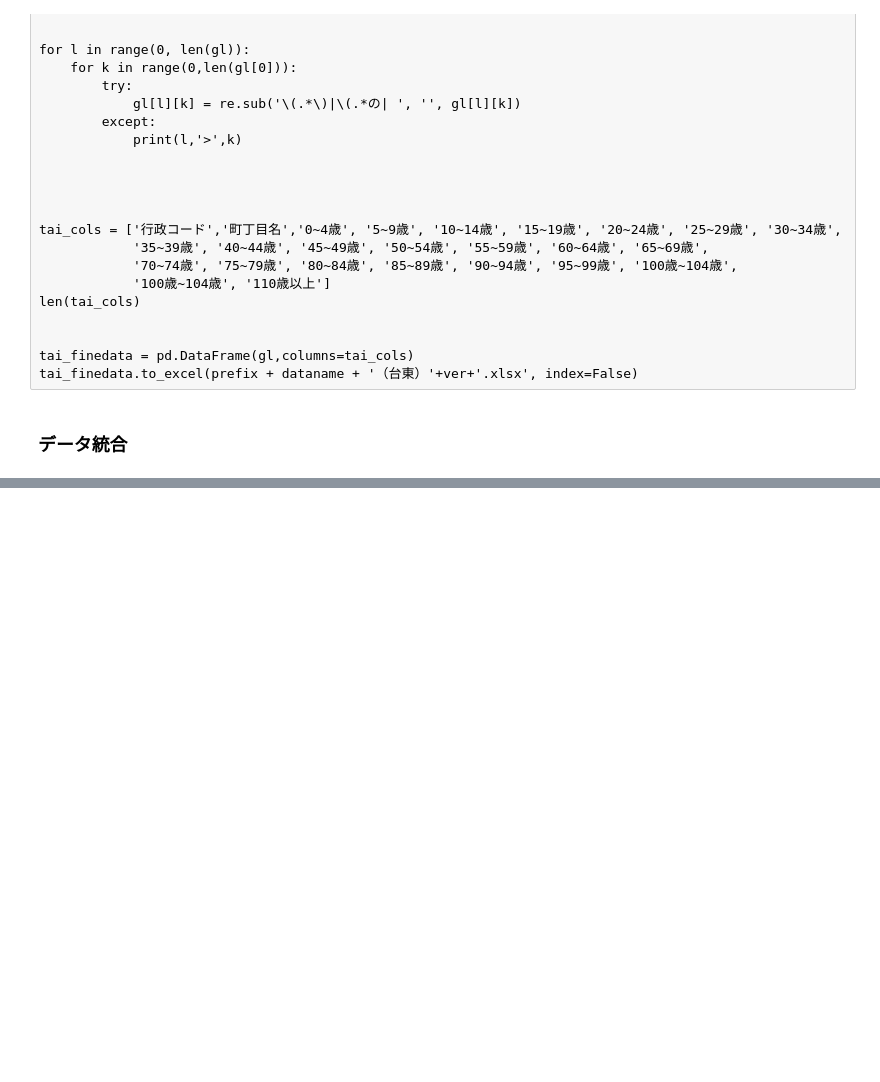
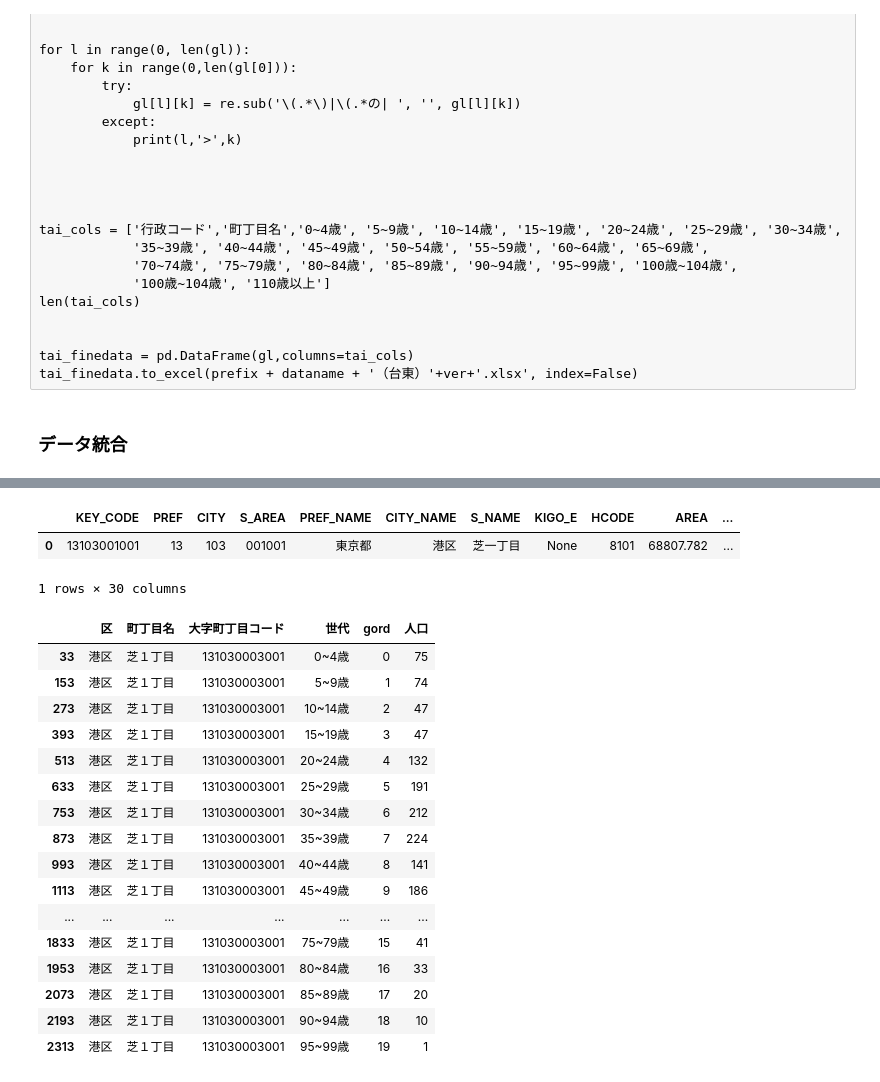
Before and after one commit to MasaoMori/Tokyo_Ward_Assembly_Election, a Jupyter notebook: jupyter/Population_age.ipynb, the cells around one changed output, grey strips where cells are left out. Saved outputs shown, nothing was run; the diff lists cells and outputs as text; code cells hidden in the pictures; blank space fills up the shorter version.

```diff
--- a/jupyter/Population_age.ipynb
+++ b/jupyter/Population_age.ipynb
@@ -369,4 +380,9 @@ len(fiveband)
 # %%
 fd_grp = ['区','町丁目名','大字町丁目コード','世代','gord']
 srt = ['大字町丁目コード','gord']
-ag=pd.DataFrame(finedata.groupby(fd_grp)['人口'].agg(sum)).sort_values(srt)
+
+final = pd.DataFrame(finedata.groupby(fd_grp)['人口'].agg(sum)).sort_values(srt).reset_index()
+
+mina_final = pd.merge(mina_finedata, fiveband_df, on='世代')[fd_grp+['人口']]
+
+final = pd.concat([final, mina_final])
@@ -412,0 +405,2 @@ c_code.sort_values('大字町丁目コード').reset_index(drop=True).loc[3000:3
+# %%
+final = final.astype({'大字町丁目コード':str})
@@ -412,0 +453,27 @@ c_code.sort_values('大字町丁目コード').reset_index(drop=True).loc[3000:3
+# %%
+#gdf[(gdf['CITY_NAME']=='港区') and (gdf['S_NAME']=='芝一丁目')]
+gdf[(gdf['S_NAME']=='芝一丁目')]
+# %% [output]
+|  | KEY_CODE | PREF | CITY | S_AREA | PREF_NAME | CITY_NAME | S_NAME | KIGO_E | HCODE | AREA | ... |
+| 0 | 13103001001 | 13 | 103 | 001001 | 東京都 | 港区 | 芝一丁目 | None | 8101 | 68807.782 | ... |
+1 rows × 30 columns
+# %%
+final[(final['町丁目名']=='芝１丁目')]
+# %% [output]
+|  | 区 | 町丁目名 | 大字町丁目コード | 世代 | gord | 人口 |
+| 33 | 港区 | 芝１丁目 | 131030003001 | 0~4歳 | 0 | 75 |
+| 153 | 港区 | 芝１丁目 | 131030003001 | 5~9歳 | 1 | 74 |
+| 273 | 港区 | 芝１丁目 | 131030003001 | 10~14歳 | 2 | 47 |
+| 393 | 港区 | 芝１丁目 | 131030003001 | 15~19歳 | 3 | 47 |
+| 513 | 港区 | 芝１丁目 | 131030003001 | 20~24歳 | 4 | 132 |
+| 633 | 港区 | 芝１丁目 | 131030003001 | 25~29歳 | 5 | 191 |
+| 753 | 港区 | 芝１丁目 | 131030003001 | 30~34歳 | 6 | 212 |
+| 873 | 港区 | 芝１丁目 | 131030003001 | 35~39歳 | 7 | 224 |
+| 993 | 港区 | 芝１丁目 | 131030003001 | 40~44歳 | 8 | 141 |
+| 1113 | 港区 | 芝１丁目 | 131030003001 | 45~49歳 | 9 | 186 |
+| ... | ... | ... | ... | ... | ... | ... |
+| 1833 | 港区 | 芝１丁目 | 131030003001 | 75~79歳 | 15 | 41 |
+| 1953 | 港区 | 芝１丁目 | 131030003001 | 80~84歳 | 16 | 33 |
+| 2073 | 港区 | 芝１丁目 | 131030003001 | 85~89歳 | 17 | 20 |
+| 2193 | 港区 | 芝１丁目 | 131030003001 | 90~94歳 | 18 | 10 |
+| 2313 | 港区 | 芝１丁目 | 131030003001 | 95~99歳 | 19 | 1 |
```
Also changed, not shown: parts of 18 cells of this notebook, 44 other files.
